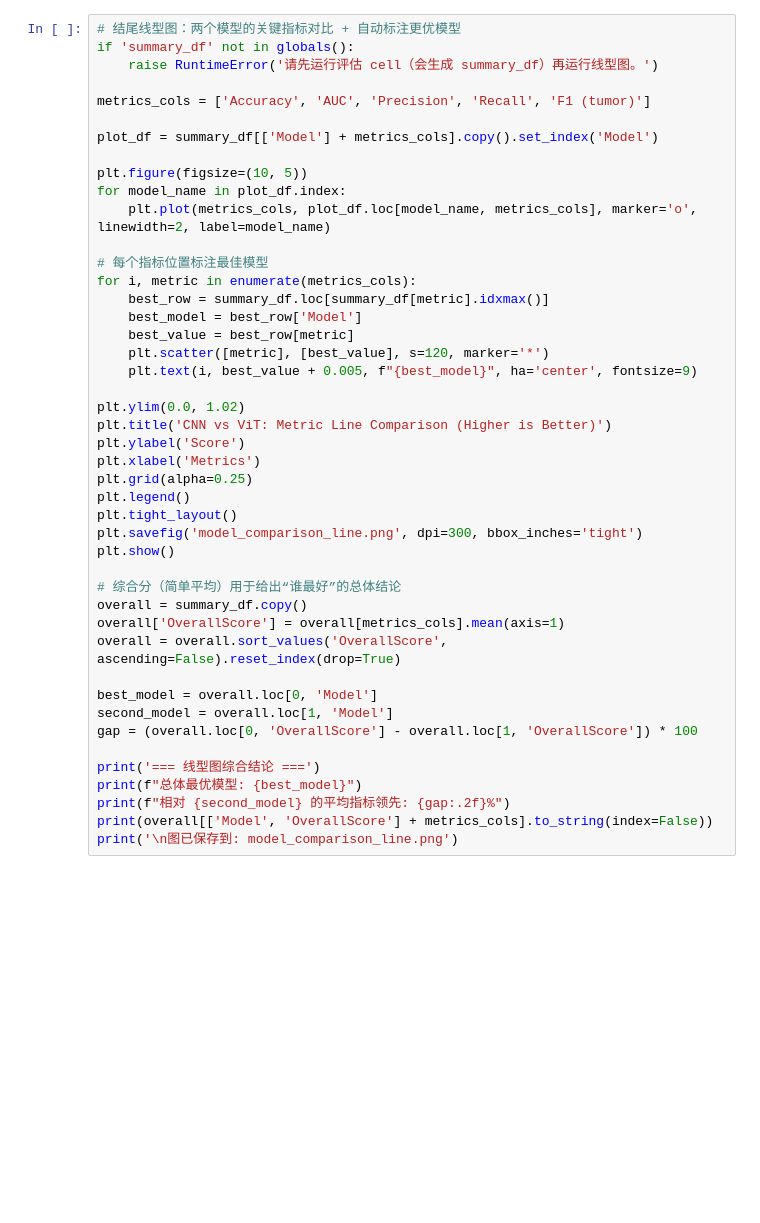
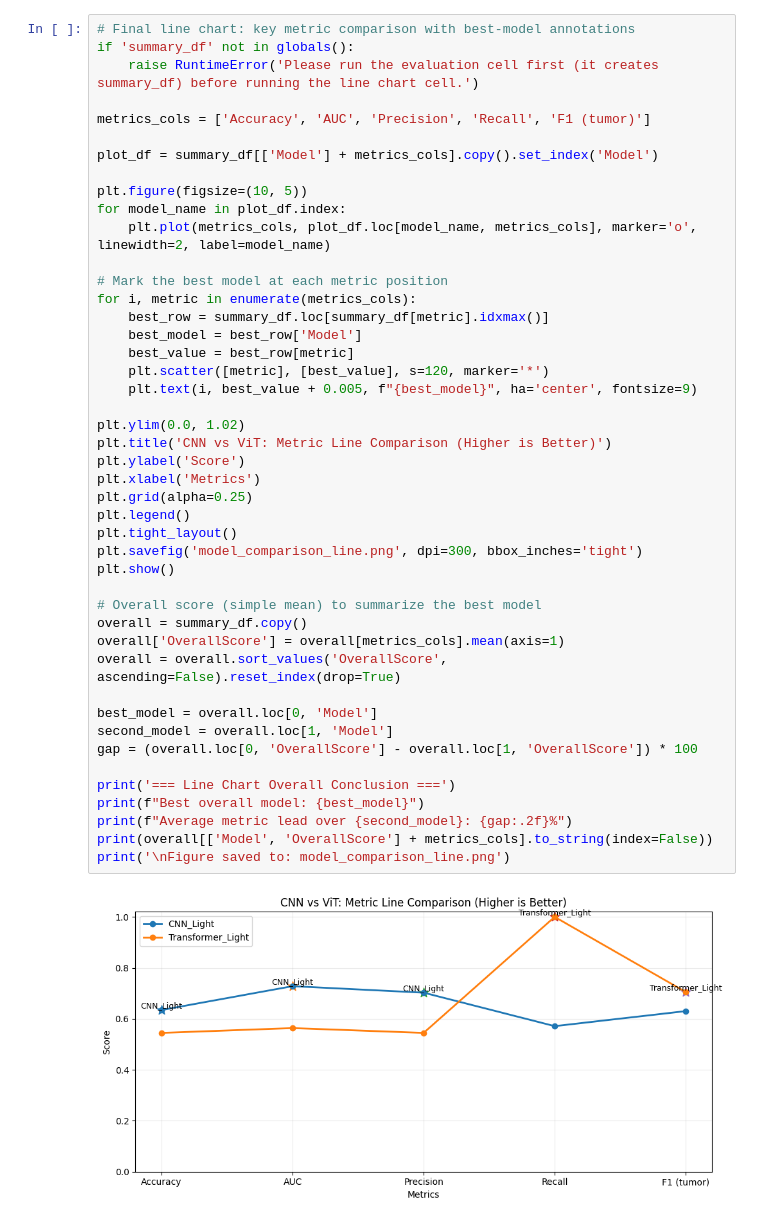
Before and after one commit to PenghaoJ/Brain-Tumor-Detection-CNN-vs-ViT, a Jupyter notebook: Model_Comparison.ipynb, the cells around one changed output. Drawn from its saved outputs; the diff is of its cells as text; blank space fills up the shorter version.

```diff
--- a/Model_Comparison.ipynb
+++ b/Model_Comparison.ipynb
@@ -510,7 +557,7 @@ NameError: name 'summary_df' is not defined
 # %%
-# 结尾线型图：两个模型的关键指标对比 + 自动标注更优模型
+# Final line chart: key metric comparison with best-model annotations
 if 'summary_df' not in globals():
-    raise RuntimeError('请先运行评估 cell（会生成 summary_df）再运行线型图。')
+    raise RuntimeError('Please run the evaluation cell first (it creates summary_df) before running the line chart cell.')
 
 metrics_cols = ['Accuracy', 'AUC', 'Precision', 'Recall', 'F1 (tumor)']
 
@@ -519,36 +566,38 @@ plot_df = summary_df[['Model'] + metrics_cols].copy().set_index('Model')
 plt.figure(figsize=(10, 5))
 for model_name in plot_df.index:
     plt.plot(metrics_cols, plot_df.loc[model_name, metrics_cols], marker='o', linewidth=2, label=model_name)
 
-# 每个指标位置标注最佳模型
+# Mark the best model at each metric position
 for i, metric in enumerate(metrics_cols):
     best_row = summary_df.loc[summary_df[metric].idxmax()]
     best_model = best_row['Model']
     best_value = best_row[metric]
     plt.scatter([metric], [best_value], s=120, marker='*')
     plt.text(i, best_value + 0.005, f"{best_model}", ha='center', fontsize=9)
 
 plt.ylim(0.0, 1.02)
 plt.title('CNN vs ViT: Metric Line Comparison (Higher is Better)')
 plt.ylabel('Score')
 plt.xlabel('Metrics')
 plt.grid(alpha=0.25)
 plt.legend()
 plt.tight_layout()
 plt.savefig('model_comparison_line.png', dpi=300, bbox_inches='tight')
 plt.show()
 
-# 综合分（简单平均）用于给出“谁最好”的总体结论
+# Overall score (simple mean) to summarize the best model
 overall = summary_df.copy()
 overall['OverallScore'] = overall[metrics_cols].mean(axis=1)
 overall = overall.sort_values('OverallScore', ascending=False).reset_index(drop=True)
 
 best_model = overall.loc[0, 'Model']
 second_model = overall.loc[1, 'Model']
 gap = (overall.loc[0, 'OverallScore'] - overall.loc[1, 'OverallScore']) * 100
 
-print('=== 线型图综合结论 ===')
-print(f"总体最优模型: {best_model}")
-print(f"相对 {second_model} 的平均指标领先: {gap:.2f}%")
+print('=== Line Chart Overall Conclusion ===')
+print(f"Best overall model: {best_model}")
+print(f"Average metric lead over {second_model}: {gap:.2f}%")
 print(overall[['Model', 'OverallScore'] + metrics_cols].to_string(index=False))
-print('\n图已保存到: model_comparison_line.png')
+print('\nFigure saved to: model_comparison_line.png')
+# %% [output]
+[figure, added]
```
Also changed, not shown: parts of 13 cells of this notebook, 5 other files.
